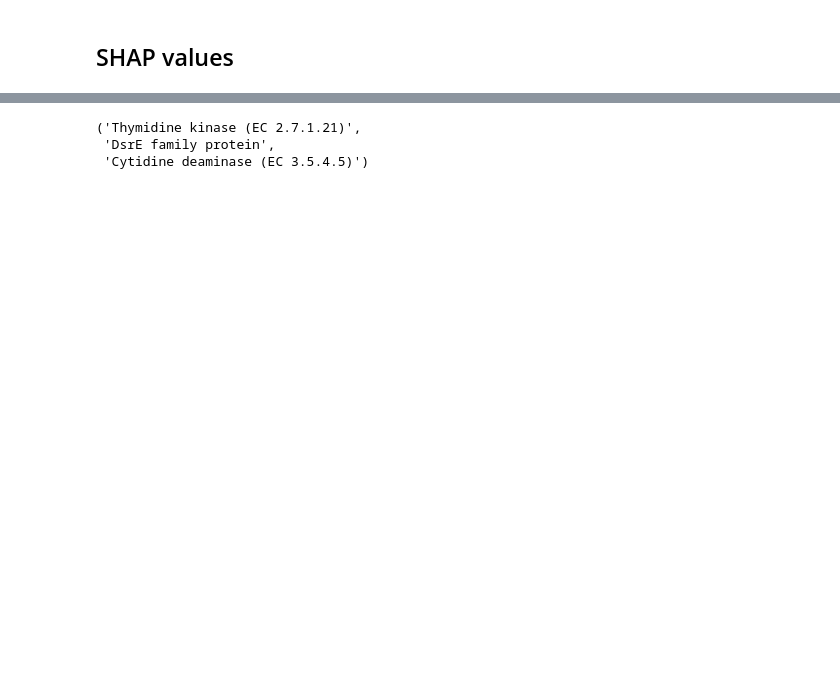
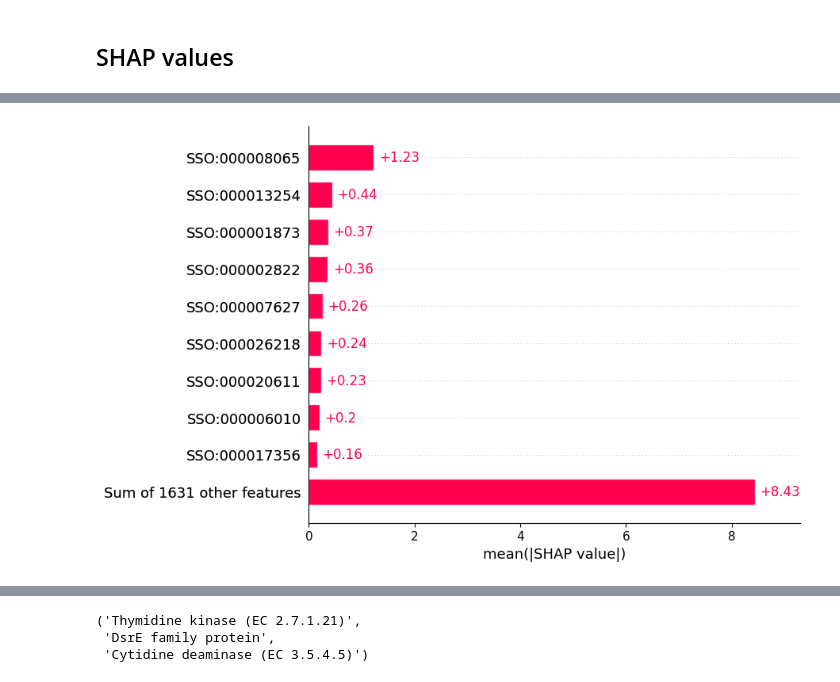
Before and after one commit to kbasecollaborations/trait-prediction, a Jupyter notebook: notebooks/predicting_glucose_csource.ipynb, the cells around one changed output, grey strips where cells are left out. Cells and saved outputs as stored; diff of their text form; code cells hidden in the pictures; blank space fills up the shorter version.

```diff
--- a/notebooks/predicting_glucose_csource.ipynb
+++ b/notebooks/predicting_glucose_csource.ipynb
@@ -109 +167,5 @@ shap_values = explainer.shap_values(data["X_train"])
+# %%
+shap.plots.bar(shap_values)
+# %% [output]
+[figure, added]
 # %%
```
Also changed, not shown: parts of 21 cells of this notebook, 9 other files.
